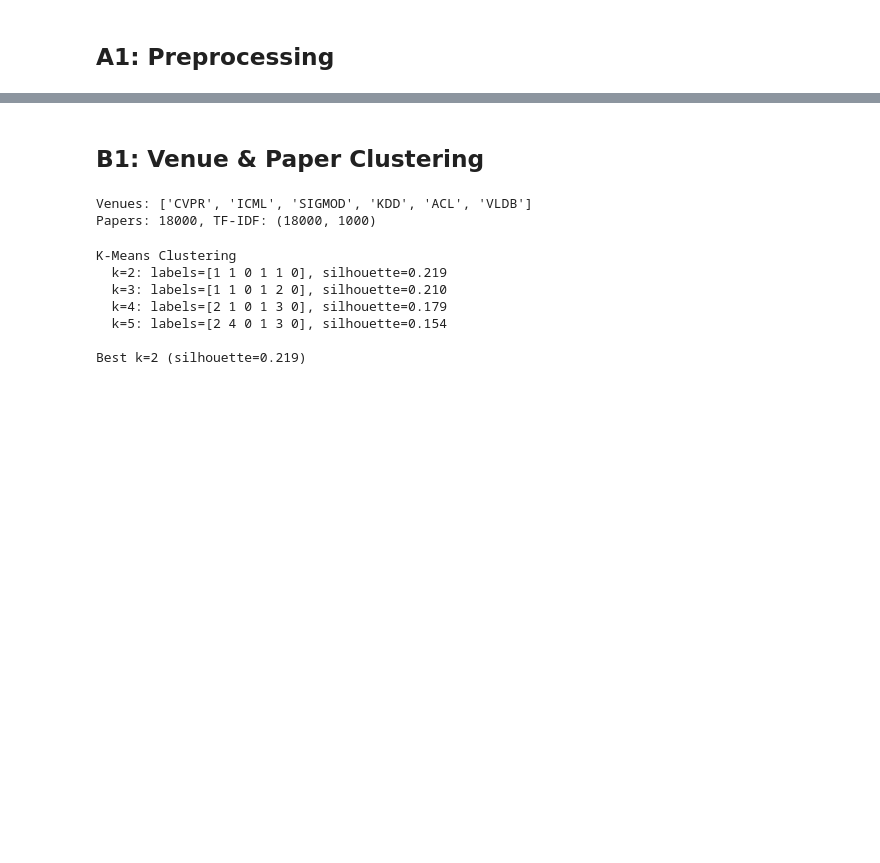
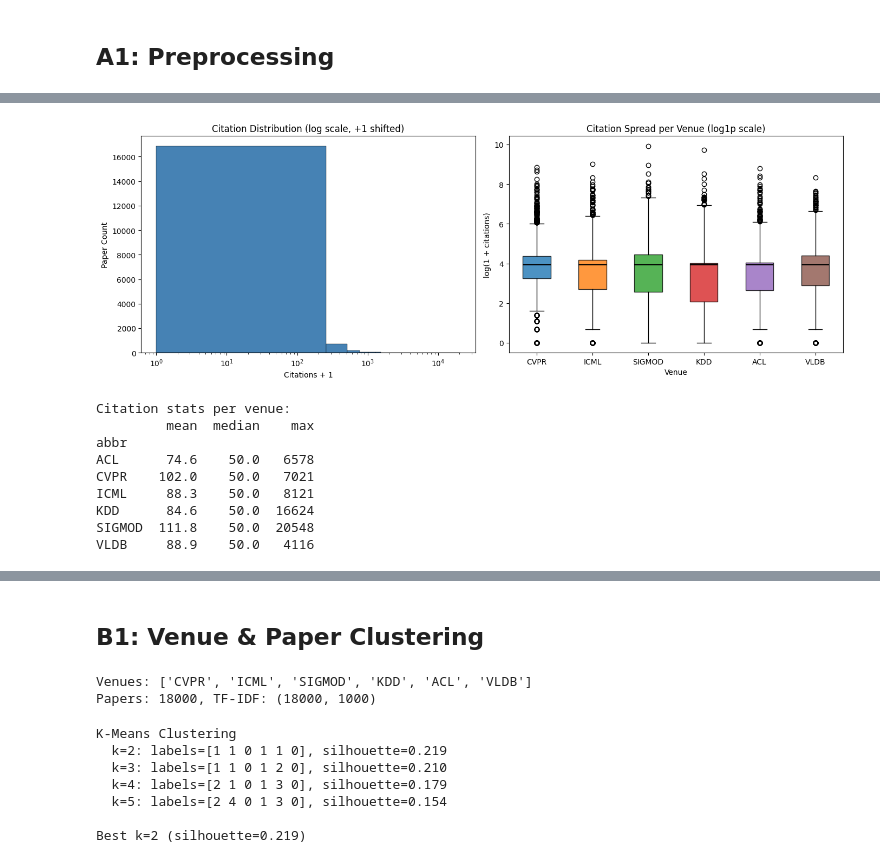
Before and after one commit to Paz77/DataScienceProject, a Jupyter notebook: research_dna_analysis.ipynb, the cells around one changed output, grey strips where cells are left out. Cells and saved outputs as stored; diff of their text form; code cells hidden in the pictures; blank space fills up the shorter version.

```diff
--- a/research_dna_analysis.ipynb
+++ b/research_dna_analysis.ipynb
@@ -211,0 +273,39 @@ All outputs saved!
+# %%
+fig, axes = plt.subplots(1, 2, figsize=(14, 5))
+
+# Histogram — log scale
+citations = df['n_citation'].clip(lower=0)
+axes[0].hist(citations + 1, bins=80, color='steelblue', edgecolor='k', linewidth=0.3)
+axes[0].set_xscale('log')
+axes[0].set_title('Citation Distribution (log scale, +1 shifted)')
+axes[0].set_xlabel('Citations + 1')
+axes[0].set_ylabel('Paper Count')
+
+# Boxplot per venue
+data_per_venue = [np.log1p(df[df['abbr'] == a]['n_citation'].values) for a in abbr_list]
+bp = axes[1].boxplot(data_per_venue, labels=abbr_list, patch_artist=True,
+                     medianprops=dict(color='black', linewidth=1.5))
+for patch, abbr in zip(bp['boxes'], abbr_list):
+    patch.set_facecolor(palette[abbr])
+    patch.set_alpha(0.8)
+axes[1].set_title('Citation Spread per Venue (log1p scale)')
+axes[1].set_xlabel('Venue')
+axes[1].set_ylabel('log(1 + citations)')
+
+plt.tight_layout()
+plt.savefig('./data/a2_citation_distributions.png', dpi=150)
+plt.show()
+
+print("Citation stats per venue:")
+print(df.groupby('abbr')['n_citation'].agg(['mean', 'median', 'max']).round(1).to_string())
+# %% [output]
+[figure, added]
+Citation stats per venue:
+         mean  median    max
+abbr
+ACL      74.6    50.0   6578
+CVPR    102.0    50.0   7021
+ICML     88.3    50.0   8121
+KDD      84.6    50.0  16624
+SIGMOD  111.8    50.0  20548
+VLDB     88.9    50.0   4116
```
Also changed, not shown: parts of 15 cells of this notebook, 1 other file.
